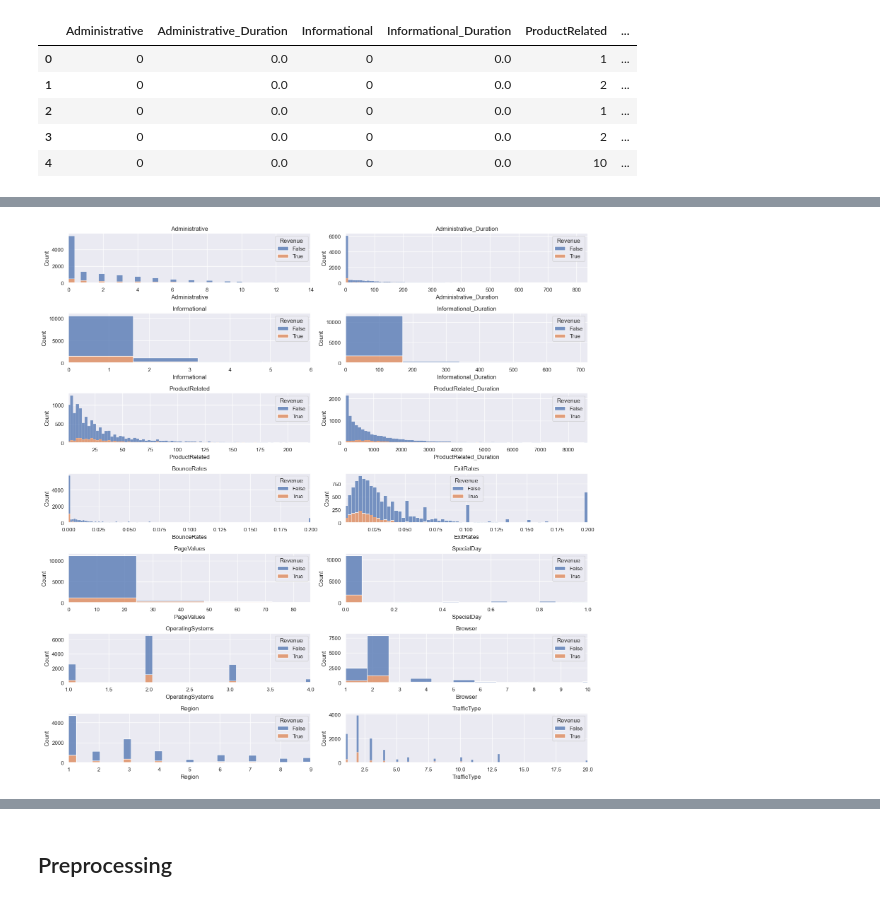
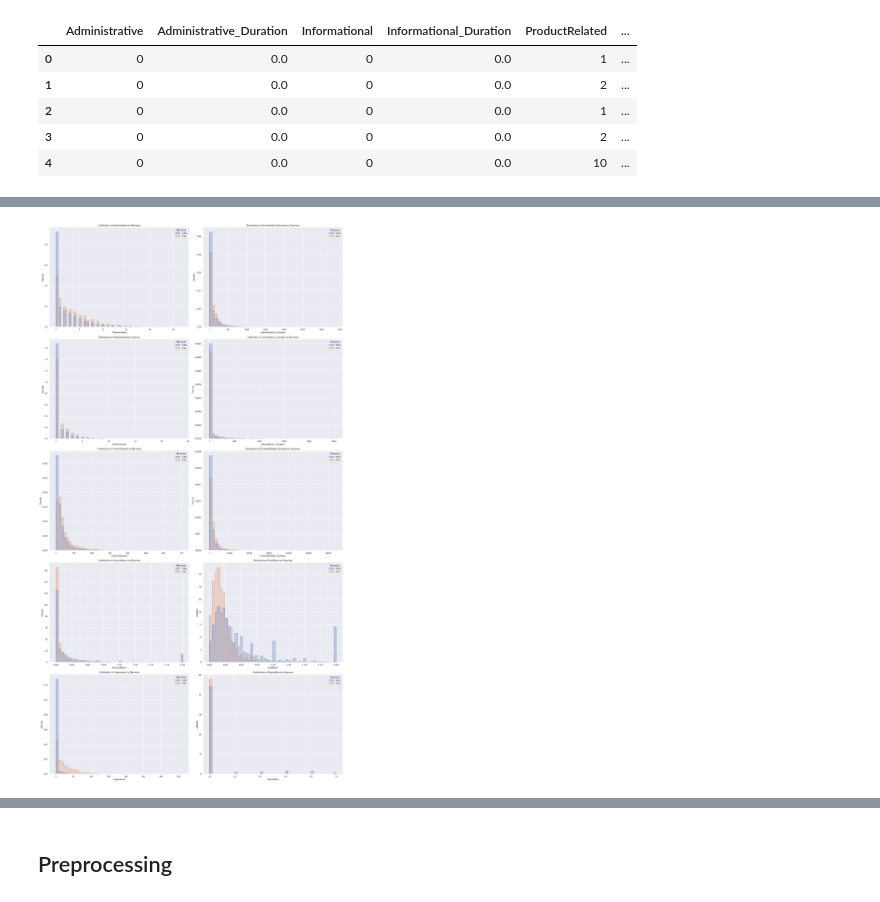
Before and after one commit to alessandroAbati/Online-Shoppers-Purchasing-Intention-Prediction, a Jupyter notebook: main.ipynb, the cells around one changed output, grey strips where cells are left out. Drawn from its saved outputs; the diff is of its cells as text; code cells hidden in the pictures.

```diff
--- a/main.ipynb
+++ b/main.ipynb
@@ -33,0 +61,2 @@ df.head()
+# %%
+sns.set_theme()
@@ -33,0 +98,4 @@ df.head()
+# %%
+# We get rid of duplicated data
+df.drop_duplicates(inplace=True, keep='first')
+df.duplicated().sum(), df.shape
@@ -100,4 +143,0 @@ df.duplicated().sum()
-# %%
-# We get rid of duplicated data
-df.drop_duplicates(inplace=True)
-df.duplicated().sum()
@@ -112,12 +158,13 @@ plt.show()
 # %%
-# Histograms for numerical features
-fig, axes = plt.subplots(7, 2, figsize=(16, 16))
+# Set up the matplotlib figure
+fig, axes = plt.subplots(3, 2, figsize=(20, 16))
 
-for col, ax in zip(df.select_dtypes(include='number').columns, axes.flatten()):
-    sns.histplot(data=df, x=col, hue="Revenue", multiple='stack', ax=ax) # Plot the histogram for each column
-    ax.set_title(col)
+# Plot histograms for numerical features based on the value of the target variable 'Revenue'
+for col, ax in zip(df.select_dtypes(include='object').columns, axes.flatten()):
+    sns.histplot(data=df, x=df[col].values, hue="Revenue", ax=ax)
+    ax.set_title(f'Counts of {col} by Revenue')
+    ax.set_ylabel("Frequency")
 
-fig.tight_layout()
-
+plt.tight_layout()
 plt.show()
 # %% [output]
@@ -125,15 +174,14 @@ plt.show()
 # %%
-# Histograms for numerical features
-fig, axes = plt.subplots(7, 2, figsize=(16, 16))
+sns.set_theme()
+# Set up the matplotlib figure
+fig, axes = plt.subplots(5, 2, figsize=(22, 40))
 
+# Plot histograms for numerical features based on the value of the target variable 'Revenue'
 for col, ax in zip(df.select_dtypes(include='number').columns, axes.flatten()):
-    sns.histplot(data=df, x=col, hue="Revenue", multiple='stack', ax=ax)
-    q_low = df[col].quantile(0.01)
-    q_high = df[col].quantile(0.99)
-    ax.set_xlim(q_low, q_high)
-    ax.set_title(col)
+    sns.histplot(data=df, x=col, hue="Revenue", element="step", stat="density", common_norm=False, bins=50, ax=ax)
+    ax.set_title(f'Distribution of {col} by Revenue')
 
-fig.tight_layout()
+plt.tight_layout()
 plt.show()
 # %% [output]
-[figure, old version]
+[figure, new version]
```
Also changed, not shown: parts of 41 cells of this notebook, 1 other file.
